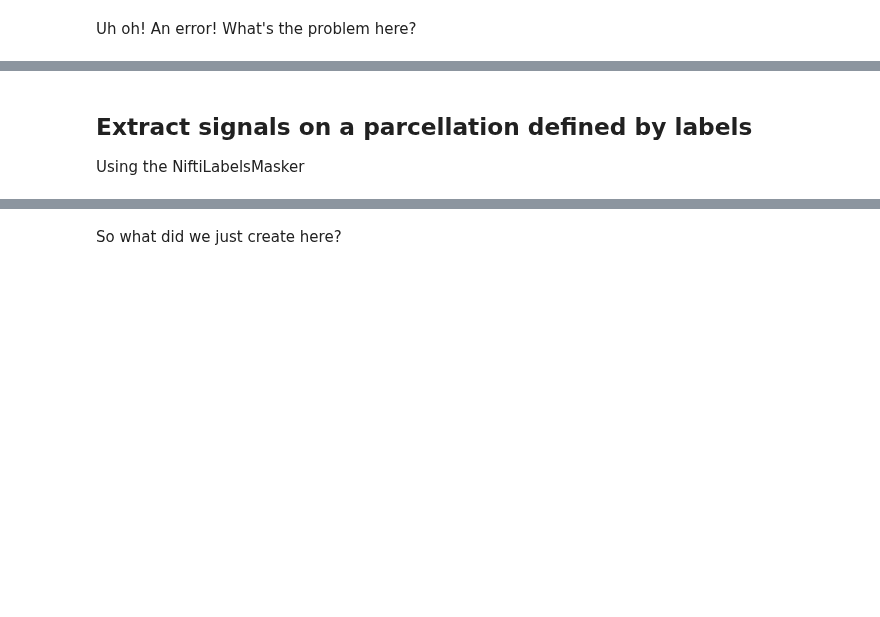
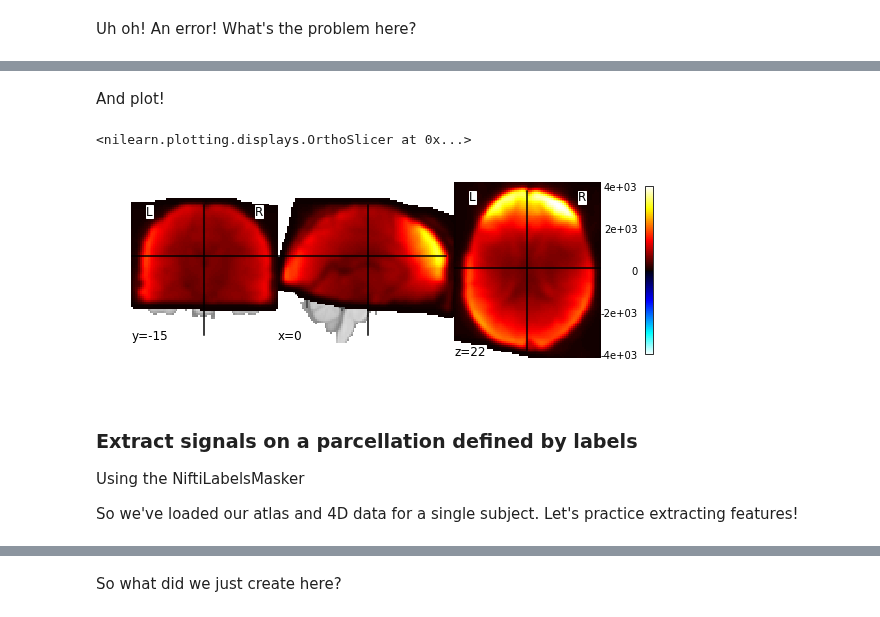
Before and after one commit to illdopejake/RS2018_Nilearn_tutorial, a Jupyter notebook: Nilearn_tutorial_2018.ipynb, the cells around one changed output, grey strips where cells are left out. Cells and saved outputs as stored; diff of their text form; code cells hidden in the pictures; blank space fills up the shorter version.

```diff
--- a/Nilearn_tutorial_2018.ipynb
+++ b/Nilearn_tutorial_2018.ipynb
@@ -232,6 +248,12 @@ Let's try that again
+# %% [markdown]
+And plot!
 # %%
-plotting.plot_epi(averaged_Img)
+plotting.plot_stat_map(averaged_Img)
+# %% [output]
+<nilearn.plotting.displays.OrthoSlicer at 0x...>
+[figure, added]
 # %% [markdown]
-Extract signals on a parcellation defined by labels
------------------------------------------------------
+### Extract signals on a parcellation defined by labels
 Using the NiftiLabelsMasker
+
+So we've loaded our atlas and 4D data for a single subject. Let's practice extracting features!
```
Also changed, not shown: parts of 27 cells of this notebook.
